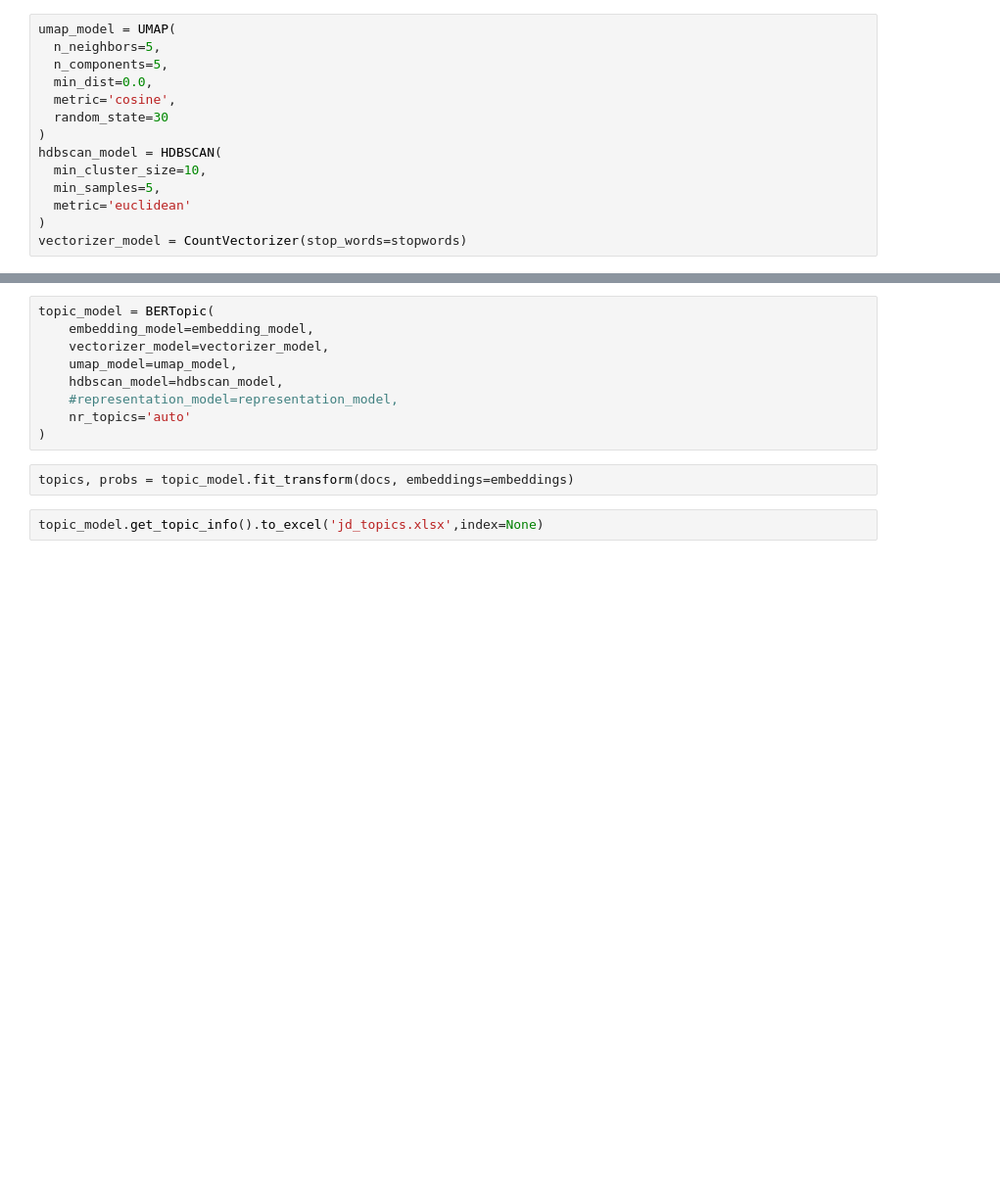
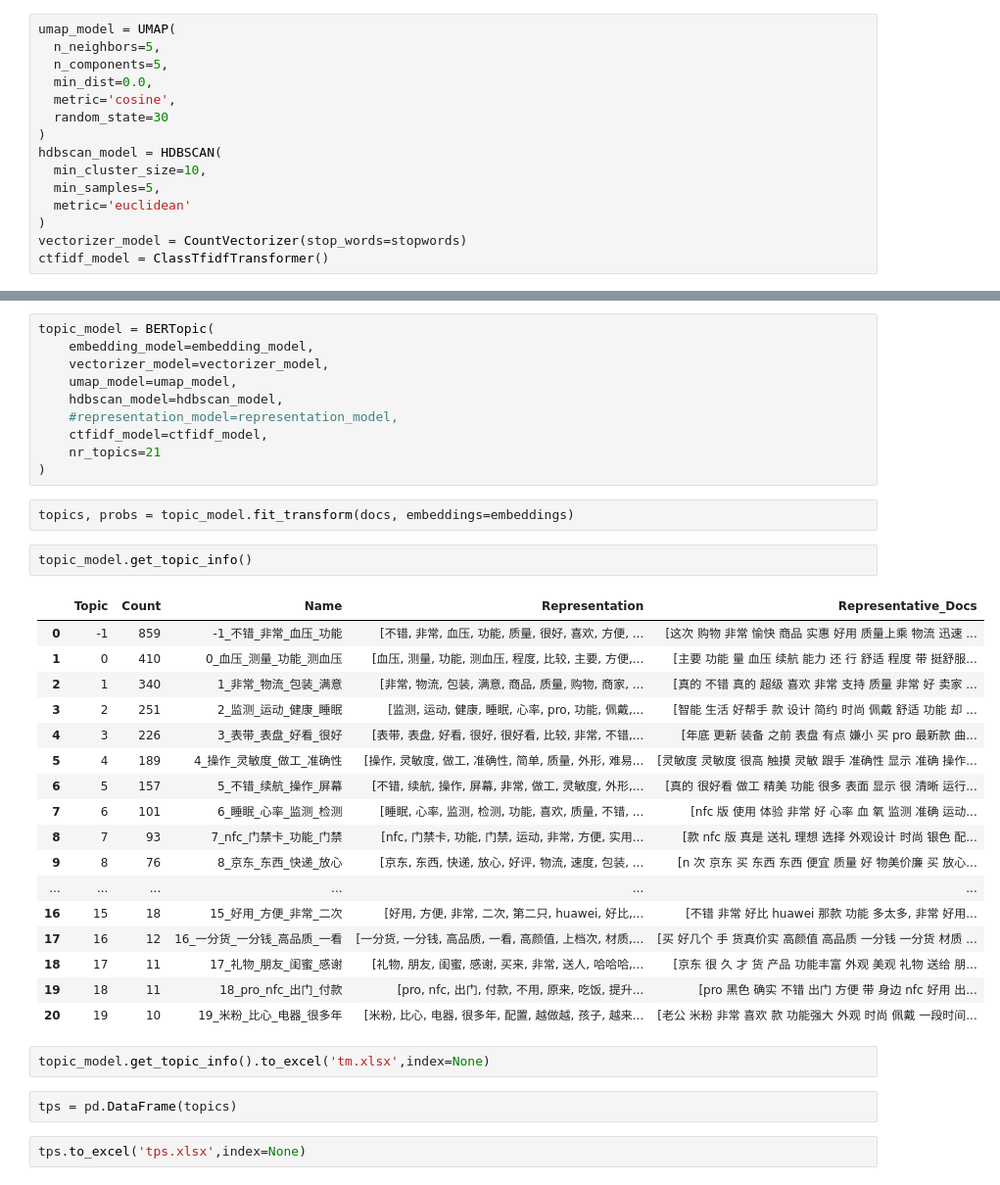
Before and after one commit to ariable/ariable.github.io, a Jupyter notebook: rapids_and_bertopic.ipynb, the cells around one changed output, grey strips where cells are left out. Shown at 98% size. Drawn from its saved outputs; the diff is of its cells as text; blank space fills up the shorter version.

```diff
--- a/rapids_and_bertopic.ipynb
+++ b/rapids_and_bertopic.ipynb
@@ -165,4 +166,5 @@ hdbscan_model = HDBSCAN(
   metric='euclidean'
 )
 vectorizer_model = CountVectorizer(stop_words=stopwords)
+ctfidf_model = ClassTfidfTransformer()
 # %% [output]
@@ -174,9 +186,34 @@ topic_model = BERTopic(
     umap_model=umap_model,
     hdbscan_model=hdbscan_model,
     #representation_model=representation_model,
-    nr_topics='auto'
+    ctfidf_model=ctfidf_model,
+    nr_topics=21
 )
 # %%
 topics, probs = topic_model.fit_transform(docs, embeddings=embeddings)
+# %%
+topic_model.get_topic_info()
+# %% [output]
+|  | Topic | Count | Name | Representation | Representative_Docs |
+| 0 | -1 | 859 | -1_不错_非常_血压_功能 | [不错, 非常, 血压, 功能, 质量, 很好, 喜欢, 方便, ... | [这次 购物 非常 愉快 商品 实惠 好用 质量上乘 物流 迅速 ... |
+| 1 | 0 | 410 | 0_血压_测量_功能_测血压 | [血压, 测量, 功能, 测血压, 程度, 比较, 主要, 方便,... | [主要 功能 量 血压 续航 能力 还 行 舒适 程度 带 挺舒服... |
+| 2 | 1 | 340 | 1_非常_物流_包装_满意 | [非常, 物流, 包装, 满意, 商品, 质量, 购物, 商家, ... | [真的 不错 真的 超级 喜欢 非常 支持 质量 非常 好 卖家 ... |
+| 3 | 2 | 251 | 2_监测_运动_健康_睡眠 | [监测, 运动, 健康, 睡眠, 心率, pro, 功能, 佩戴,... | [智能 生活 好帮手 款 设计 简约 时尚 佩戴 舒适 功能 却 ... |
+| 4 | 3 | 226 | 3_表带_表盘_好看_很好 | [表带, 表盘, 好看, 很好, 很好看, 比较, 非常, 不错,... | [年底 更新 装备 之前 表盘 有点 嫌小 买 pro 最新款 曲... |
+| 5 | 4 | 189 | 4_操作_灵敏度_做工_准确性 | [操作, 灵敏度, 做工, 准确性, 简单, 质量, 外形, 难易... | [灵敏度 灵敏度 很高 触摸 灵敏 跟手 准确性 显示 准确 操作... |
+| 6 | 5 | 157 | 5_不错_续航_操作_屏幕 | [不错, 续航, 操作, 屏幕, 非常, 做工, 灵敏度, 外形,... | [真的 很好看 做工 精美 功能 很多 表面 显示 很 清晰 运行... |
+| 7 | 6 | 101 | 6_睡眠_心率_监测_检测 | [睡眠, 心率, 监测, 检测, 功能, 喜欢, 质量, 不错, ... | [nfc 版 使用 体验 非常 好 心率 血 氧 监测 准确 运动... |
+| 8 | 7 | 93 | 7_nfc_门禁卡_功能_门禁 | [nfc, 门禁卡, 功能, 门禁, 运动, 非常, 方便, 实用... | [款 nfc 版 真是 送礼 理想 选择 外观设计 时尚 银色 配... |
+| 9 | 8 | 76 | 8_京东_东西_快递_放心 | [京东, 东西, 快递, 放心, 好评, 物流, 速度, 包装, ... | [n 次 京东 买 东西 东西 便宜 质量 好 物美价廉 买 放心... |
+| ... | ... | ... | ... | ... | ... |
+| 16 | 15 | 18 | 15_好用_方便_非常_二次 | [好用, 方便, 非常, 二次, 第二只, huawei, 好比,... | [不错 非常 好比 huawei 那款 功能 多太多, 非常 好用... |
+| 17 | 16 | 12 | 16_一分货_一分钱_高品质_一看 | [一分货, 一分钱, 高品质, 一看, 高颜值, 上档次, 材质,... | [买 好几个 手 货真价实 高颜值 高品质 一分钱 一分货 材质 ... |
+| 18 | 17 | 11 | 17_礼物_朋友_闺蜜_感谢 | [礼物, 朋友, 闺蜜, 感谢, 买来, 非常, 送人, 哈哈哈,... | [京东 很 久 才 货 产品 功能丰富 外观 美观 礼物 送给 朋... |
+| 19 | 18 | 11 | 18_pro_nfc_出门_付款 | [pro, nfc, 出门, 付款, 不用, 原来, 吃饭, 提升... | [pro 黑色 确实 不错 出门 方便 带 身边 nfc 好用 出... |
+| 20 | 19 | 10 | 19_米粉_比心_电器_很多年 | [米粉, 比心, 电器, 很多年, 配置, 越做越, 孩子, 越来... | [老公 米粉 非常 喜欢 款 功能强大 外观 时尚 佩戴 一段时间... |
 # %%
-topic_model.get_topic_info().to_excel('jd_topics.xlsx',index=None)
+topic_model.get_topic_info().to_excel('tm.xlsx',index=None)
+# %%
+tps = pd.DataFrame(topics)
+# %%
+tps.to_excel('tps.xlsx',index=None)
```
Also changed, not shown: parts of 6 cells of this notebook.
